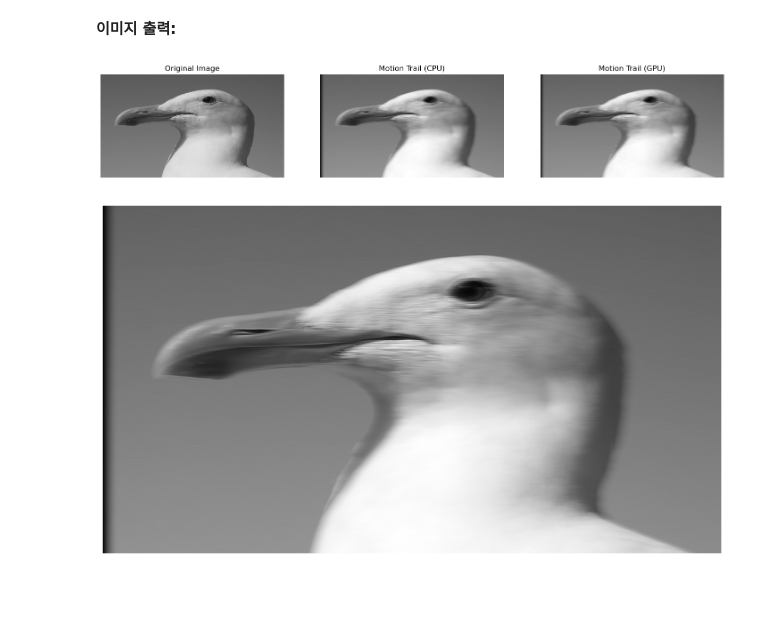
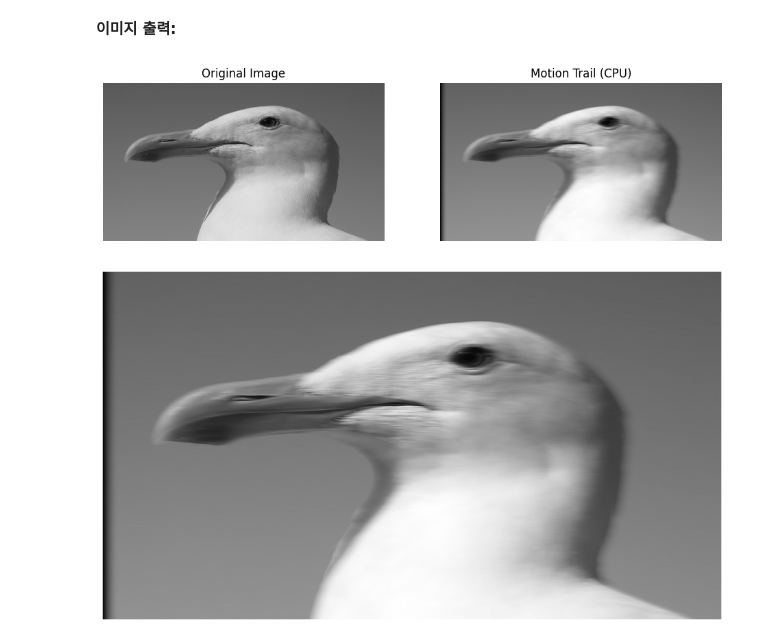
Before and after one commit to Nedian0Brien/OndeviceAI_Lecture, a Jupyter notebook: 03_DL-and-GPU.ipynb, the cells around one changed output. Drawn from its saved outputs; the diff is of its cells as text; code cells hidden in the pictures; blank space fills up the shorter version.

```diff
--- a/03_DL-and-GPU.ipynb
+++ b/03_DL-and-GPU.ipynb
@@ -2585,18 +2607,29 @@ def motion_trail_np(image, weights):
     출력 픽셀을 Python 반복문으로 하나씩 계산한다.
     """
 
+    image_height, image_width = image.shape
+
     # TODO: 필요한 변수 정의 및 출력 배열 생성
-    output = ...
+    output = np.zeros((image_height, image_width), dtype=np.float32)
 
-    for output_y in _:
-        for output_x in _:
+    for output_y in range(image_height):
+        for output_x in range(image_width):
+            total_value = 0.0 # 누적 총합 변수 초기화
 
             for shift in range(TRAIL_LENGTH):
                 # TODO: x값 shift
-                input_x = ...
+                input_x = output_x - shift
+                if input_x < 0: # 이미지 왼쪽 끝 인덱스 넘침 처리
+                    continue
 
                 # TODO: shift한 픽셀을 누적
-                # TODO: 출력 배열에 누적 픽셀 저장
+                pixel_value = image[output_y, input_x] # y좌표가 먼저 와야함
+                weight = weights[shift]
+
+                total_value += pixel_value * weight
+
+            # TODO: 출력 배열에 누적 픽셀 저장
+            output[output_y, output_x] = total_value
 
     return output
 # %% [markdown]
@@ -2747,14 +2780,14 @@ Including transfers: 601.99x
 # %%
 plt.figure(figsize=(18,12))
 
 plt.subplot(1,3,1), plt.imshow(input_np, cmap="gray"), plt.title("Original Image")
 plt.subplot(1,3,2), plt.imshow(output_np, cmap="gray"), plt.title("Motion Trail (CPU)")
-plt.subplot(1,3,3), plt.imshow(output_cp_np, cmap="gray"), plt.title("Motion Trail (GPU)")
+# plt.subplot(1,3,3), plt.imshow(output_cp_np, cmap="gray"), plt.title("Motion Trail (GPU)")
 
 for ax in plt.gcf().axes:
     ax.axis("off")
 # %% [output]
-[figure, old version]
+[figure, new version]
 # %%
 plt.figure(figsize=(12,8))
 plt.imshow(output_cp_np, cmap="gray")
```
Also changed, not shown: parts of 21 cells of this notebook.
